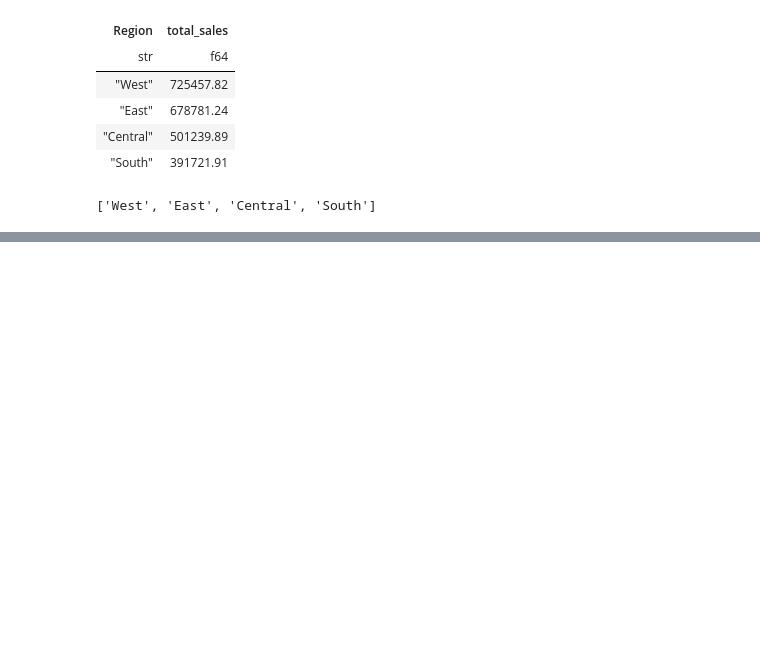
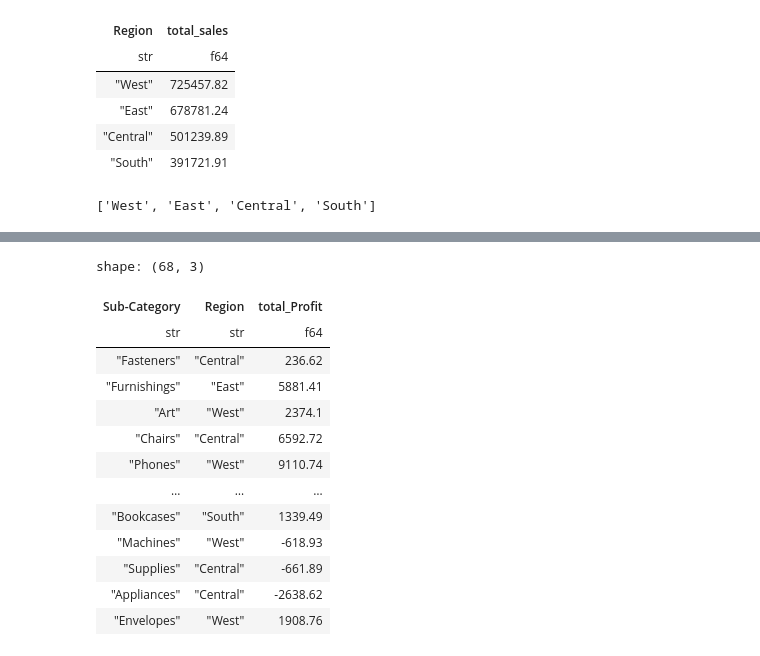
Before and after one commit to utkarshg1/polars_example, a Jupyter notebook: polars.ipynb, the cells around one changed output, grey strips where cells are left out. Drawn from its saved outputs; the diff is of its cells as text; code cells hidden in the pictures; blank space fills up the shorter version.

```diff
--- a/polars.ipynb
+++ b/polars.ipynb
@@ -158,6 +158,6 @@ region_order
 # %% [output]
 ['West', 'East', 'Central', 'South']
 # %%
-c.plot.bar(
+chart = c.plot.bar(
     x=alt.X("Region:N", sort=region_order), y="total_sales:Q", color="Segment:N"
 ).properties(width=800, height=400, title="Region and Segment wise Total Sales")
@@ -165,0 +174,17 @@ c.plot.bar(
+# %%
+def stacked_bar_chart(
+    df: pl.DataFrame, x: str, y: str, color: str
+) -> tuple[pl.DataFrame, alt.Chart]:
+    a = df.group_by(pl.col(x), pl.col(color)).agg(
+        pl.col(y).sum().round(2).alias(f"total_{y}")
+    )
+    order = (
+        df.group_by(pl.col(x))
+        .agg(pl.col(y).sum().round(2).alias(f"total_{y}"))
+        .sort(pl.col(f"total_{y}"), descending=True)
+    )
+    order = order[x].to_list()
+    chart = a.plot.bar(
+        x=alt.X(f"{x}:N", sort=order), y=f"total_{y}:Q", color=f"{color}:N"
+    ).properties(width=800, height=400, title=f"{x} and {color} wise {y}")
+    return a, chart
@@ -165,0 +232,19 @@ c.plot.bar(
+# %%
+b, chart = stacked_bar_chart(df, x="Sub-Category", y="Profit", color="Region")
+# %%
+b
+# %% [output]
+shape: (68, 3)
+| Sub-Category | Region | total_Profit |
+| str | str | f64 |
+| "Fasteners" | "Central" | 236.62 |
+| "Furnishings" | "East" | 5881.41 |
+| "Art" | "West" | 2374.1 |
+| "Chairs" | "Central" | 6592.72 |
+| "Phones" | "West" | 9110.74 |
+| … | … | … |
+| "Bookcases" | "South" | 1339.49 |
+| "Machines" | "West" | -618.93 |
+| "Supplies" | "Central" | -661.89 |
+| "Appliances" | "Central" | -2638.62 |
+| "Envelopes" | "West" | 1908.76 |
```
Also changed, not shown: parts of 10 cells of this notebook.
